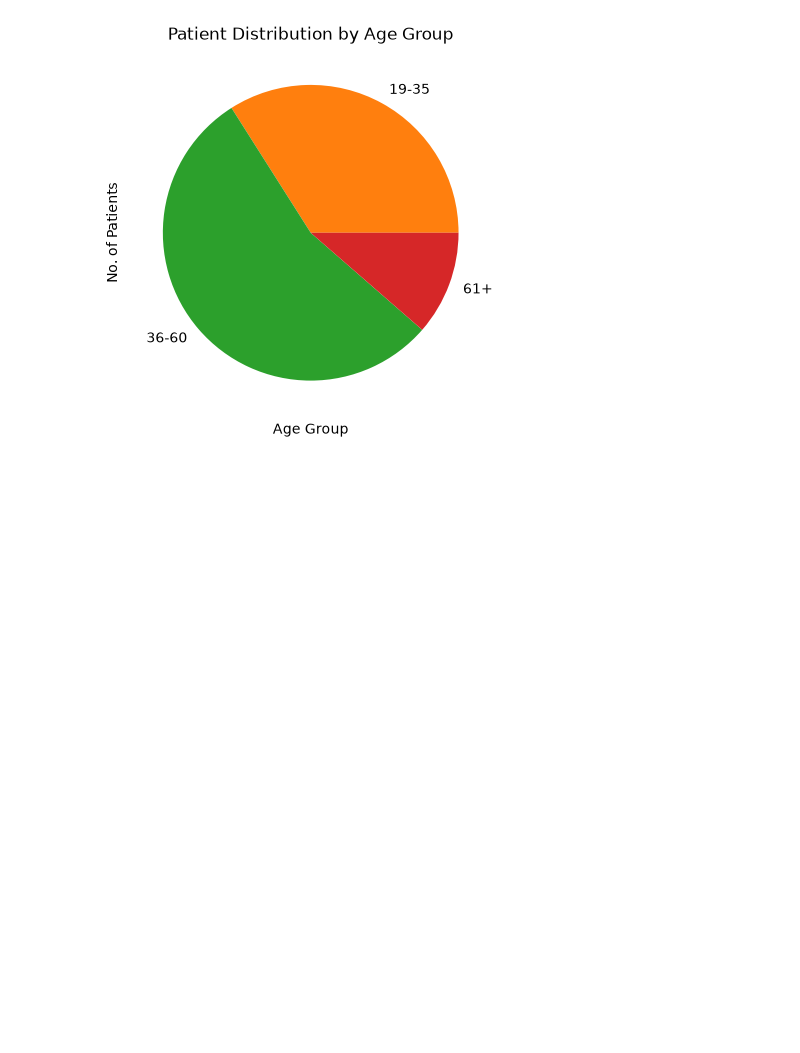
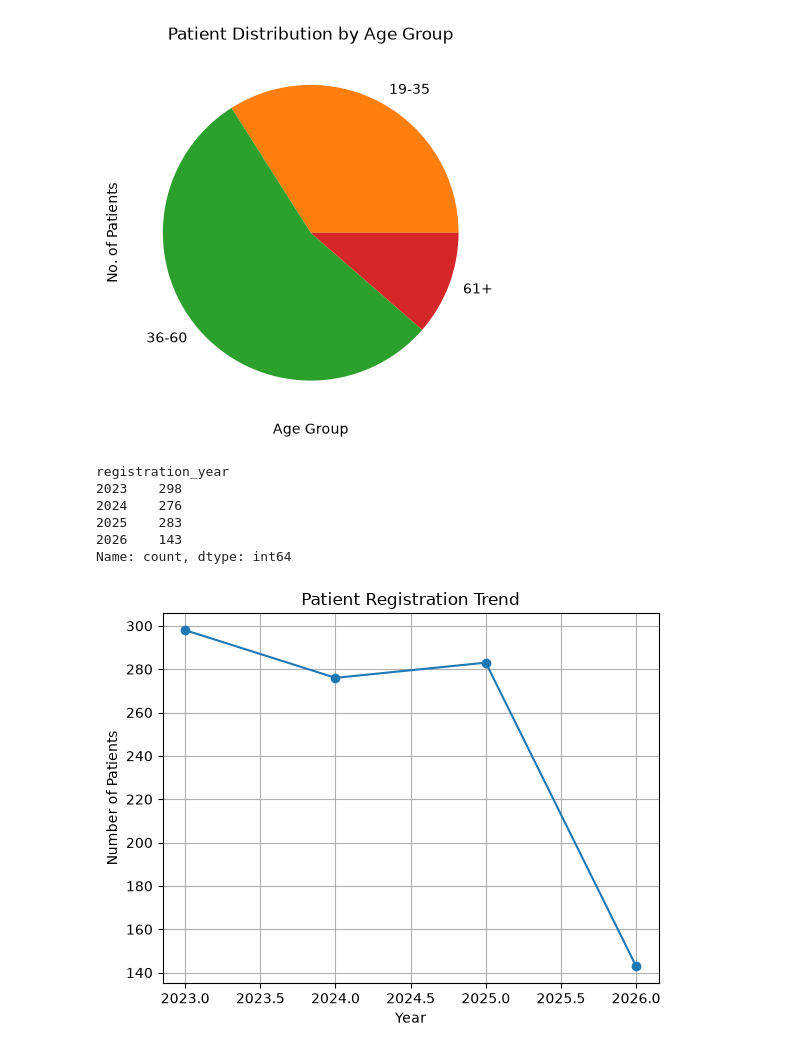
Before and after one commit to Anandmohan2006/Healthcare_analysis, a Jupyter notebook: Python/Healthcare_Analysis.ipynb, the cells around one changed output. Saved outputs shown, nothing was run; the diff lists cells and outputs as text; code cells hidden in the pictures; blank space fills up the shorter version.

```diff
--- a/Python/Healthcare_Analysis.ipynb
+++ b/Python/Healthcare_Analysis.ipynb
@@ -139,3 +139,49 @@ plt.ylabel("No. of Patients")
 plt.show()
 # %% [output]
 [figure]
+# %%
+
+
+# Registration year
+
+patients["registration_date"] = pd.to_datetime(
+    patients["registration_date"]
+)
+
+patients["registration_year"] = patients["registration_date"].dt.year
+
+
+# Year-wise patients
+
+
+yearly_patients = (
+    patients["registration_year"]
+    .value_counts()
+    .sort_index()
+)
+
+print(yearly_patients)
+# %% [output]
+registration_year
+2023    298
+2024    276
+2025    283
+2026    143
+Name: count, dtype: int64
+# %%
+
+
+# Trend graph
+
+yearly_patients.plot(
+    kind="line",
+    marker="o",
+    title="Patient Registration Trend"
+)
+
+plt.xlabel("Year")
+plt.ylabel("Number of Patients")
+plt.grid()
+plt.show()
+# %% [output]
+[figure, added]
```
Also changed, not shown: parts of 6 cells of this notebook.
